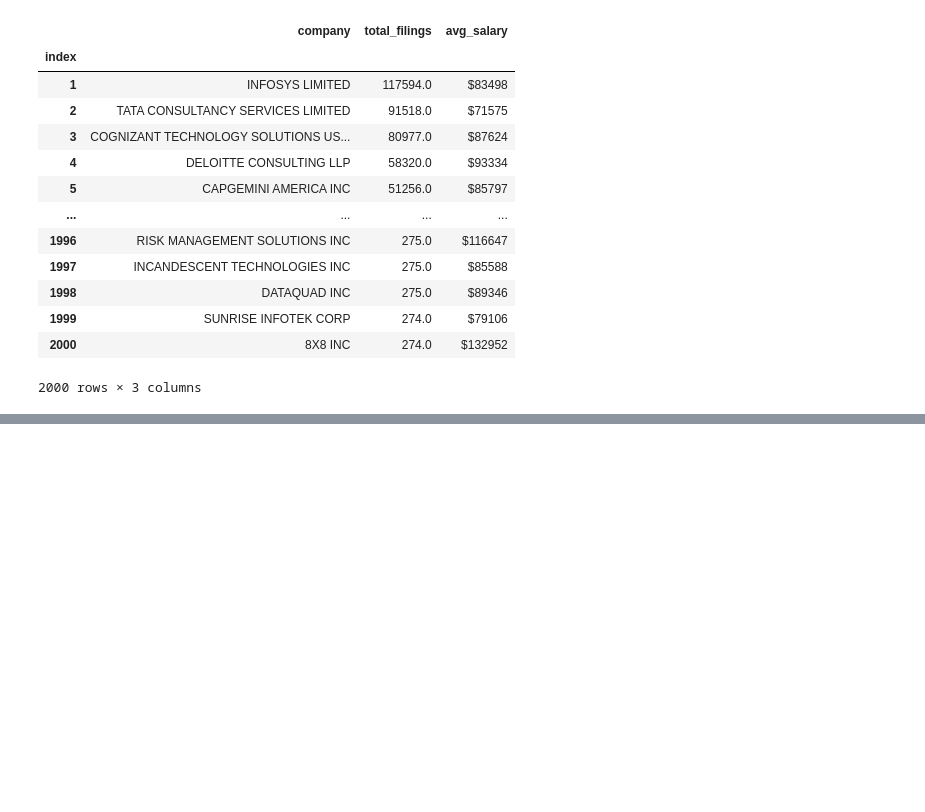
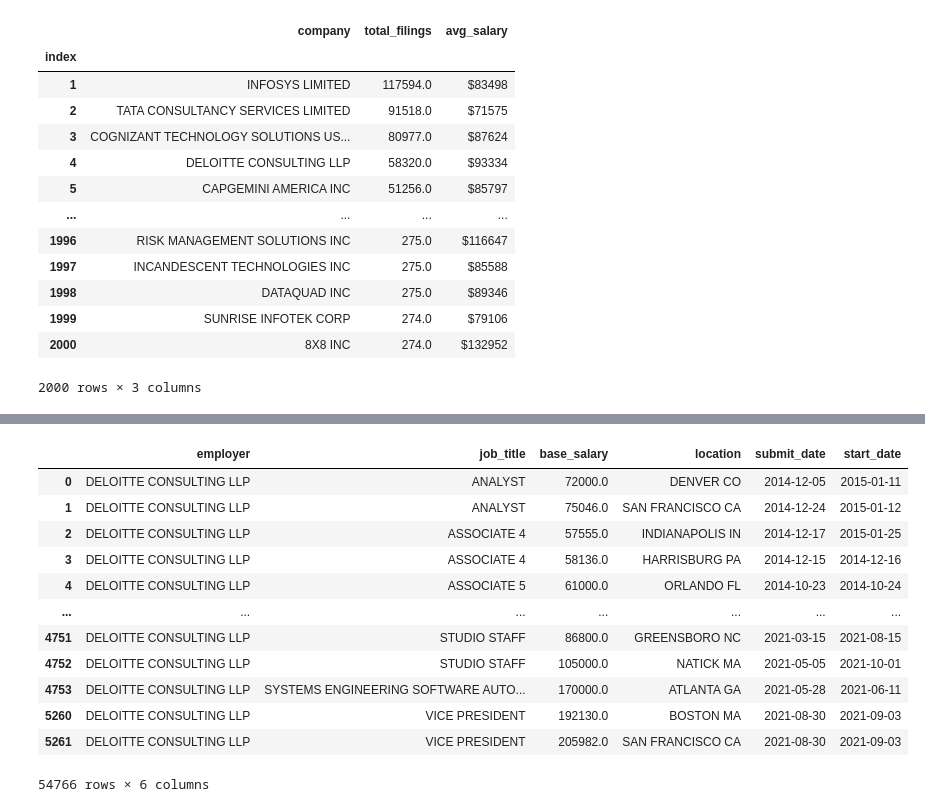
Before and after one commit to sukantoguha/employment-analysis, a Jupyter notebook: scraping.ipynb, the cells around one changed output, grey strips where cells are left out. Saved outputs shown, nothing was run; the diff lists cells and outputs as text; code cells hidden in the pictures; blank space fills up the shorter version.

```diff
--- a/scraping.ipynb
+++ b/scraping.ipynb
@@ -148,0 +270,16 @@ result[result.employer == 'SALESFORCECOM INC'].base_salary.mean()
+# %%
+result[result.employer=='DELOITTE CONSULTING LLP'].drop_duplicates()
+# %% [output]
+|  | employer | job_title | base_salary | location | submit_date | start_date |
+| 0 | DELOITTE CONSULTING LLP | ANALYST | 72000.0 | DENVER CO | 2014-12-05 | 2015-01-11 |
+| 1 | DELOITTE CONSULTING LLP | ANALYST | 75046.0 | SAN FRANCISCO CA | 2014-12-24 | 2015-01-12 |
+| 2 | DELOITTE CONSULTING LLP | ASSOCIATE 4 | 57555.0 | INDIANAPOLIS IN | 2014-12-17 | 2015-01-25 |
+| 3 | DELOITTE CONSULTING LLP | ASSOCIATE 4 | 58136.0 | HARRISBURG PA | 2014-12-15 | 2014-12-16 |
+| 4 | DELOITTE CONSULTING LLP | ASSOCIATE 5 | 61000.0 | ORLANDO FL | 2014-10-23 | 2014-10-24 |
+| ... | ... | ... | ... | ... | ... | ... |
+| 4751 | DELOITTE CONSULTING LLP | STUDIO STAFF | 86800.0 | GREENSBORO NC | 2021-03-15 | 2021-08-15 |
+| 4752 | DELOITTE CONSULTING LLP | STUDIO STAFF | 105000.0 | NATICK MA | 2021-05-05 | 2021-10-01 |
+| 4753 | DELOITTE CONSULTING LLP | SYSTEMS ENGINEERING SOFTWARE AUTO... | 170000.0 | ATLANTA GA | 2021-05-28 | 2021-06-11 |
+| 5260 | DELOITTE CONSULTING LLP | VICE PRESIDENT | 192130.0 | BOSTON MA | 2021-08-30 | 2021-09-03 |
+| 5261 | DELOITTE CONSULTING LLP | VICE PRESIDENT | 205982.0 | SAN FRANCISCO CA | 2021-08-30 | 2021-09-03 |
+54766 rows × 6 columns
```
Also changed, not shown: parts of 23 cells of this notebook, 27 other files.
